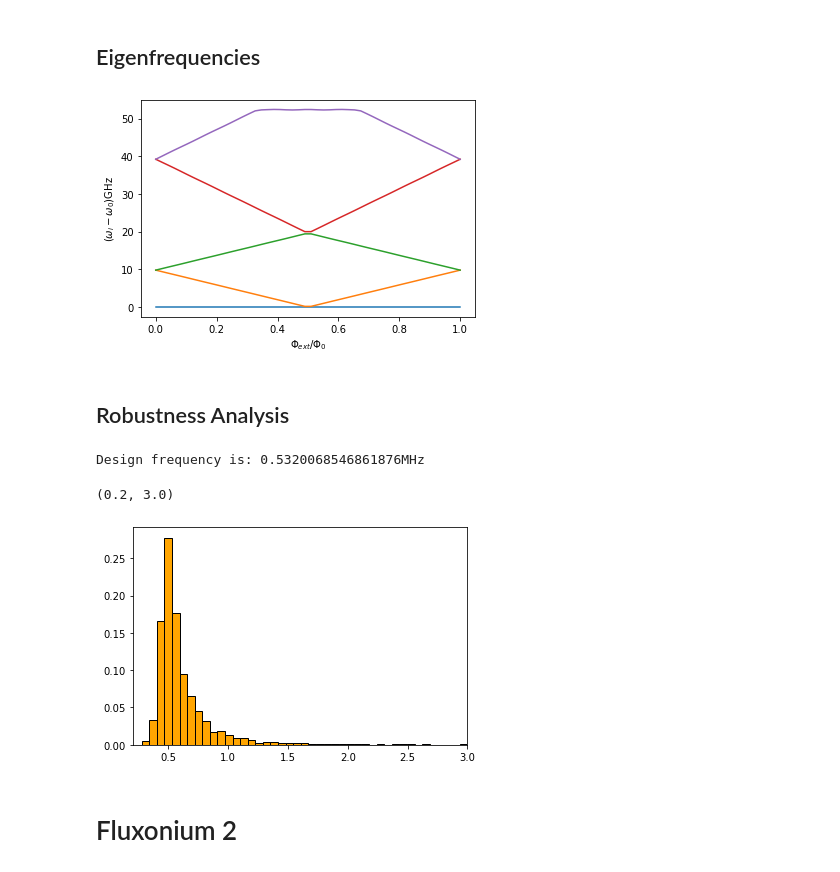
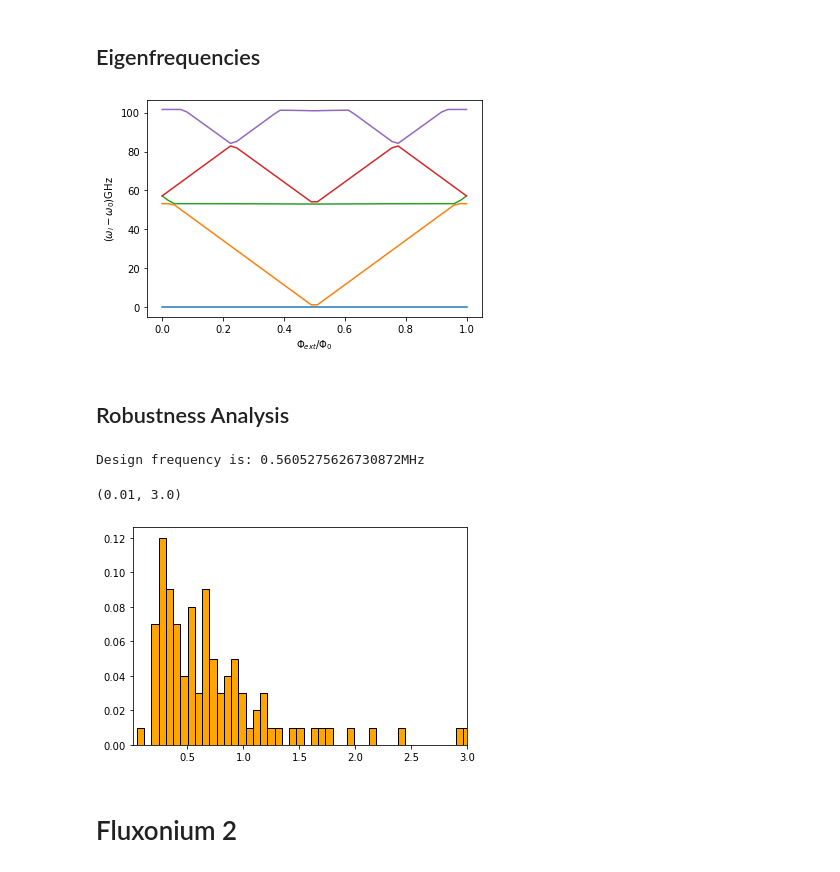
Before and after one commit to stanfordLINQS/SQcircuit, a Jupyter notebook: examples/fluxonium.ipynb, the cells around one changed output. Drawn from its saved outputs; the diff is of its cells as text; code cells hidden in the pictures.

Commit message:
Time dependent external fluxes added.

```diff
--- a/examples/fluxonium.ipynb
+++ b/examples/fluxonium.ipynb
@@ -8,9 +8,11 @@ from matplotlib.colors import LinearSegmentedColormap
 # %% [markdown]
 # Fluxonium 1
 # %%
+loop1 = sq.Loop()
+
 C = sq.Capacitor(4, 'GHz', error=10)
-L = sq.Inductor(0.5,'GHz')
-JJ = sq.Junction(100,'GHz')
+L = sq.Inductor(3,'GHz', loops=[loop1])
+JJ = sq.Junction(100,'GHz', loops=[loop1])
 
 circuitElements = {
     (0, 1): [C, L, JJ]
@@ -25,12 +27,11 @@ cr1.setTruncationNumbers([80])
 numEig = 5
 phiExt = np.linspace(0.0, 1.0, 50) * 2 * np.pi
 eigenValues = np.zeros((numEig, len(phiExt)))
-
+sq.unit.setFreq('GHz')
 for i in range(len(phiExt)):
-    cr1.linkFluxes({(0,1): sq.Flux(phiExt[i])})
+    loop1.setFlux(phiExt[i])
     eigenValues[:, i], _ = cr1.run(numEig)
 # %%
-sq.unit.setFreq('GHz')
 plt.figure()
 for i in range(numEig):
     plt.plot(phiExt / 2 / np.pi, (eigenValues[i, :] - eigenValues[0, :]))
@@ -39,7 +40,7 @@ plt.xlabel(r"$\Phi_{ext}/\Phi_0$")
 plt.ylabel(r"($\omega_i-\omega_0$)GHz")
 plt.show()
 # %% [output]
-[figure, old version]
+[figure, new version]
 # %% [markdown]
 ## Robustness Analysis
 # %%
@@ -47,29 +48,29 @@ sq.unit.setFreq('MHz')
 # %%
 cr1 = sq.Circuit(circuitElements)
 cr1.setTruncationNumbers([80])
-cr1.linkFluxes({(0,1): sq.Flux(np.pi)})
+loop1.setFlux(np.pi)
 freqs, _ = cr1.run(numEig)
 omega_q_d = freqs[1] - freqs[0]
 print("Design frequency is: {}MHz".format(omega_q_d))
 # %% [output]
-Design frequency is: 0.5320068546861876MHz
+Design frequency is: 0.5605275626730872MHz
 # %%
-numTrial = 2000
+numTrial = 100
 omega_q = []
 
 for i in range(numTrial):
     cr1 = sq.Circuit(circuitElements, random=True)
     cr1.setTruncationNumbers([80])
-    cr1.linkFluxes({(0,1): sq.Flux(np.pi, noise=0)})
+    loop1.setFlux(np.pi)
     freqs, _ = cr1.run(numEig)
     omega_q.append((freqs[1] - freqs[0]))
 # %%
 weights = np.ones_like(omega_q) / len(omega_q)
 _ ,_ ,_ = plt.hist(omega_q, 50, weights=weights, color="orange", edgecolor='black')
-plt.xlim([0.2,3])
+plt.xlim([0.01,3])
 # %% [output]
-(0.2, 3.0)
+(0.01, 3.0)
-[figure, old version]
+[figure, new version]
 # %% [markdown]
 # Fluxonium 2
 # %%
```
Also changed, not shown: parts of 2 cells of this notebook, 6 other files.
